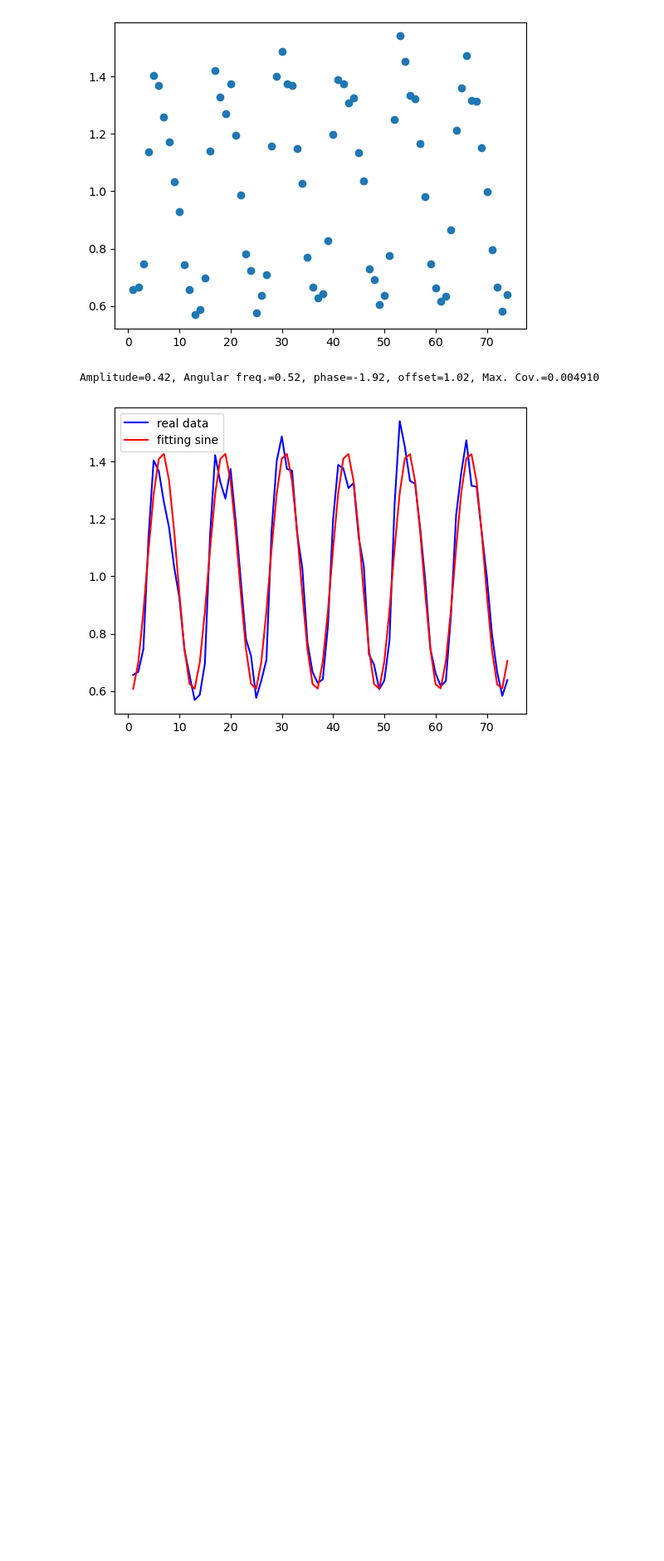
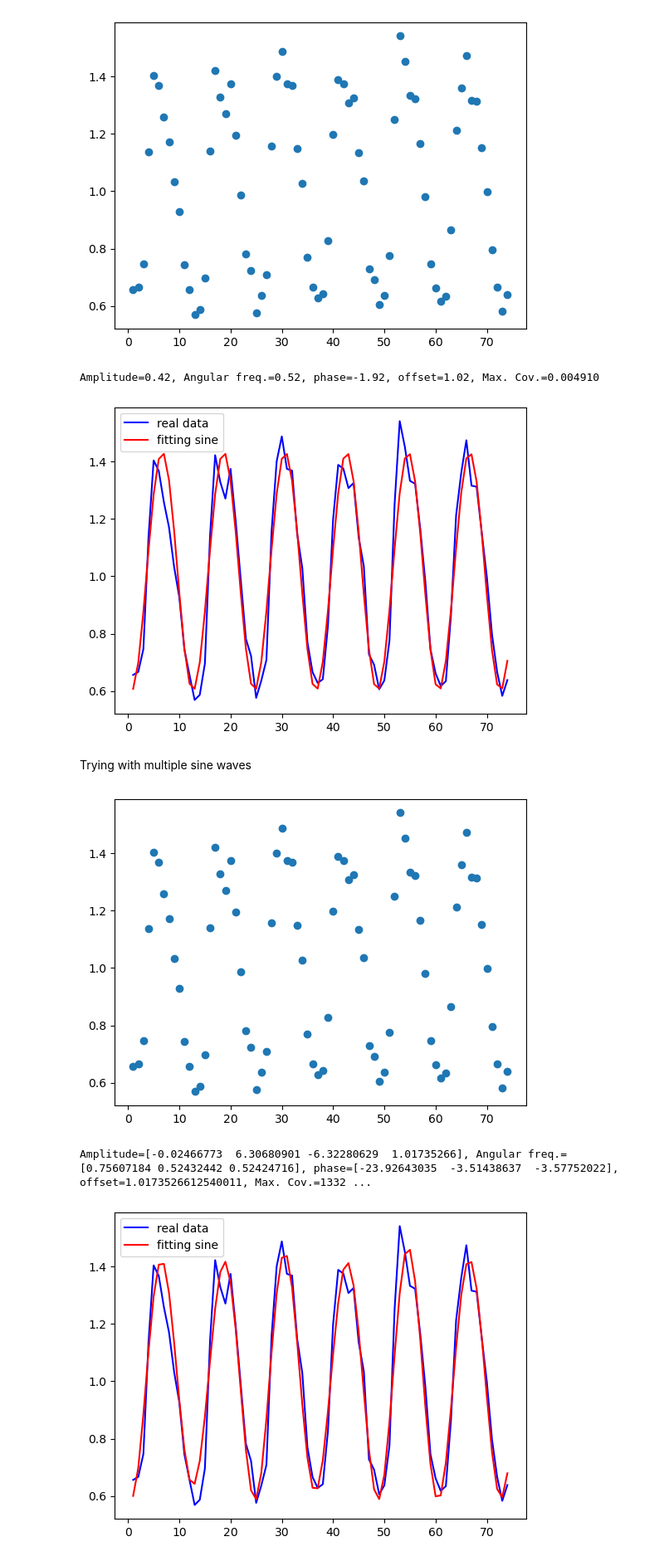
Before and after one commit to gaya22/Project_3_SEne, a Jupyter notebook: 04_feature_selection.ipynb, the cells around one changed output. Shown at 83% size. Drawn from its saved outputs; the diff is of its cells as text; code cells hidden in the pictures; blank space fills up the shorter version.

```diff
--- a/04_feature_selection.ipynb
+++ b/04_feature_selection.ipynb
@@ -167,4 +164,72 @@ dfIT['sine_ratio'] = sinfunc(dfIT['Month'], res['amp'], res['omega'], res['phase
 [figure]
 Amplitude=0.42, Angular freq.=0.52, phase=-1.92, offset=1.02, Max. Cov.=0.004910
 [figure]
+# %% [markdown]
+Trying with multiple sine waves
+# %%
+import numpy as np
+import scipy.optimize
+import matplotlib.pyplot as plt
+
+yy = dfIT.values[72:146, 10]
+tt = np.arange(1, len(yy) + 1, 1)
+
+plt.scatter(tt, yy)
+plt.show()
+
+def fit_sin(tt, yy, n=3):
+    tt = np.array(tt)
+    yy = np.array(yy)
+    ff = np.fft.fftfreq(len(tt), (tt[1] - tt[0]))  # Assume uniform spacing
+    Fyy = abs(np.fft.fft(yy))
+    guess_freq = abs(ff[np.argmax(Fyy[1:]) + 1])  # Exclude the zero frequency peak related to offset
+    guess_amp = np.std(yy) * 2.0 ** 0.5
+    guess_offset = np.mean(yy)
+    guess = [guess_amp, 2.0 * np.pi * guess_freq, 0.0, guess_offset]
+
+    for _ in range(1, n):
+        guess.extend([guess_amp, 2.0 * np.pi * guess_freq, 0.0])
+
+    def sinfunc(t, *params):
+        A = params[::3]
+        w = params[1::3]
+        p = params[2::3]
+        c = params[-1]
+        res = c
+        for i in range(n):
+            res += A[i] * np.sin(w[i] * t + p[i])
+        return res
+
+    popt, pcov = scipy.optimize.curve_fit(sinfunc, tt, yy, p0=guess)
+    A = popt[::3]
+    w = popt[1::3]
+    p = popt[2::3]
+    c = popt[-1]
+
+    fitfunc = lambda t: c
+    for i in range(n):
+        fitfunc = lambda t, i=i, fitfunc=fitfunc: fitfunc(t) + A[i] * np.sin(w[i] * t + p[i])
+
+    return {
+        "amp": A,
+        "omega": w,
+        "phase": p,
+        "offset": c,
+        "fitfunc": fitfunc,
+        "maxcov": np.max(pcov),
+        "rawres": (guess, popt, pcov)
+    }
+
+res2 = fit_sin(tt, yy, n=3)
+print(f"Amplitude={res2['amp']}, Angular freq.={res2['omega']}, phase={res2['phase']}, offset={res2['offset']}, Max. Cov.={res2['maxcov']}")
+
+yy2 = res2['fitfunc'](tt)
+plt.plot(tt, yy, "-b", label="real data")
+plt.plot(tt, yy2, "-r", label="fitting sine")
+plt.legend(loc="upper left")
+plt.show()
+# %% [output]
+[figure, added]
+Amplitude=[-0.02466773  6.30680901 -6.32280629  1.01735266], Angular freq.=[0.75607184 0.52432442 0.52424716], phase=[-23.92643035  -3.51438637  -3.57752022], offset=1.0173526612540011, Max. Cov.=1332 ...
+[figure, added]
 # %% [markdown]
```
Also changed, not shown: parts of 19 cells of this notebook.
